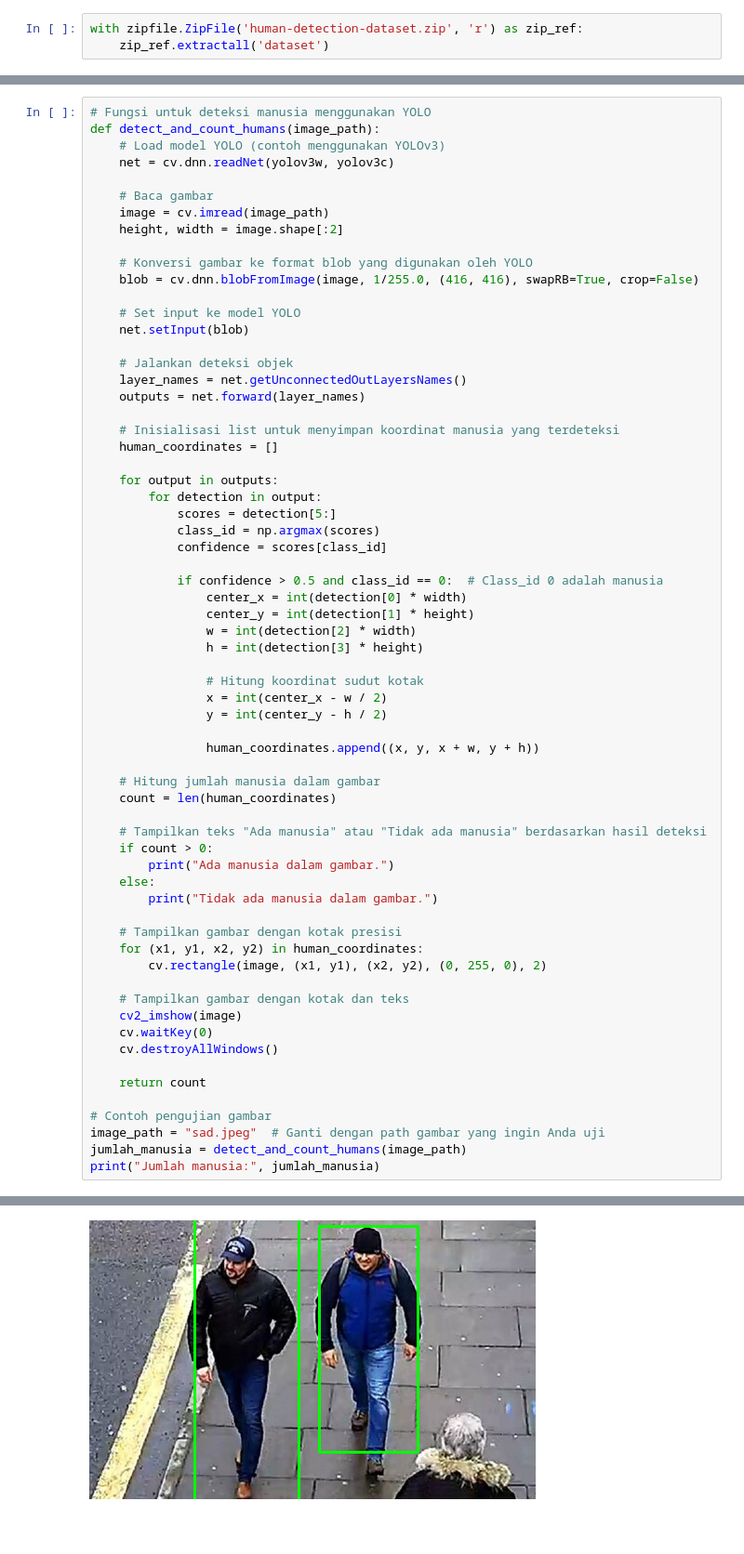
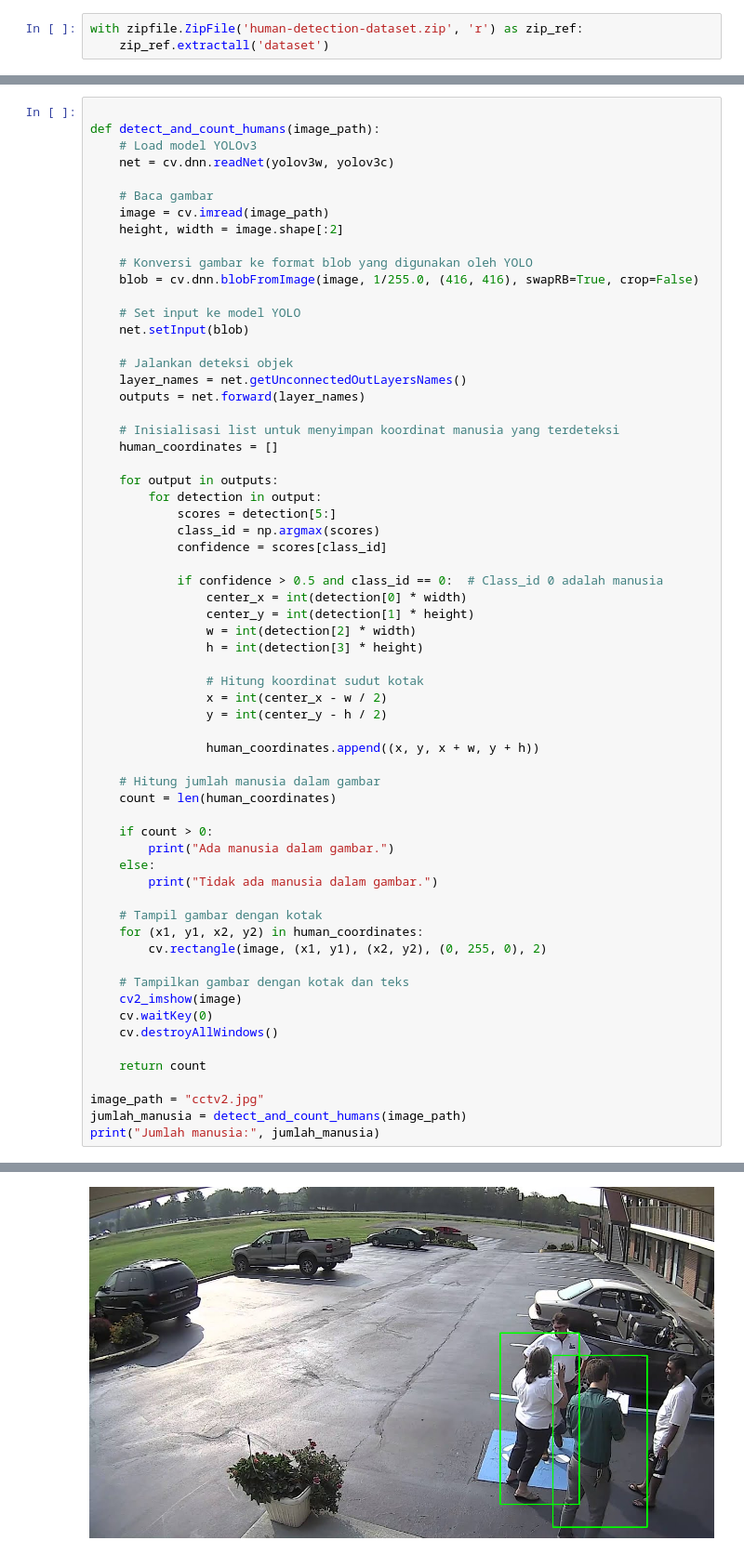
Before and after one commit to Elfeny7/ComputerVision_Learn, a Jupyter notebook: Human_Detection.ipynb, the cells around one changed output, grey strips where cells are left out. Shown at 93% size. Cells and saved outputs as stored; diff of their text form; blank space fills up the shorter version.

```diff
--- a/Human_Detection.ipynb
+++ b/Human_Detection.ipynb
@@ -116,7 +115,7 @@ Epoch 10/10
 # %%
-# Fungsi untuk deteksi manusia menggunakan YOLO
+
 def detect_and_count_humans(image_path):
-    # Load model YOLO (contoh menggunakan YOLOv3)
+    # Load model YOLOv3
     net = cv.dnn.readNet(yolov3w, yolov3c)
 
     # Baca gambar
@@ -149,36 +148,34 @@ def detect_and_count_humans(image_path):
                 h = int(detection[3] * height)
 
                 # Hitung koordinat sudut kotak
                 x = int(center_x - w / 2)
                 y = int(center_y - h / 2)
 
                 human_coordinates.append((x, y, x + w, y + h))
 
     # Hitung jumlah manusia dalam gambar
     count = len(human_coordinates)
 
-    # Tampilkan teks "Ada manusia" atau "Tidak ada manusia" berdasarkan hasil deteksi
     if count > 0:
         print("Ada manusia dalam gambar.")
     else:
         print("Tidak ada manusia dalam gambar.")
 
-    # Tampilkan gambar dengan kotak presisi
+    # Tampil gambar dengan kotak
     for (x1, y1, x2, y2) in human_coordinates:
         cv.rectangle(image, (x1, y1), (x2, y2), (0, 255, 0), 2)
 
     # Tampilkan gambar dengan kotak dan teks
     cv2_imshow(image)
     cv.waitKey(0)
     cv.destroyAllWindows()
 
     return count
 
-# Contoh pengujian gambar
-image_path = "sad.jpeg"  # Ganti dengan path gambar yang ingin Anda uji
+image_path = "cctv2.jpg"
 jumlah_manusia = detect_and_count_humans(image_path)
 print("Jumlah manusia:", jumlah_manusia)
 # %% [output]
 Ada manusia dalam gambar.
-[figure, old version]
+[figure, new version]
 Jumlah manusia: 2
```
Also changed, not shown: parts of 17 cells of this notebook.
